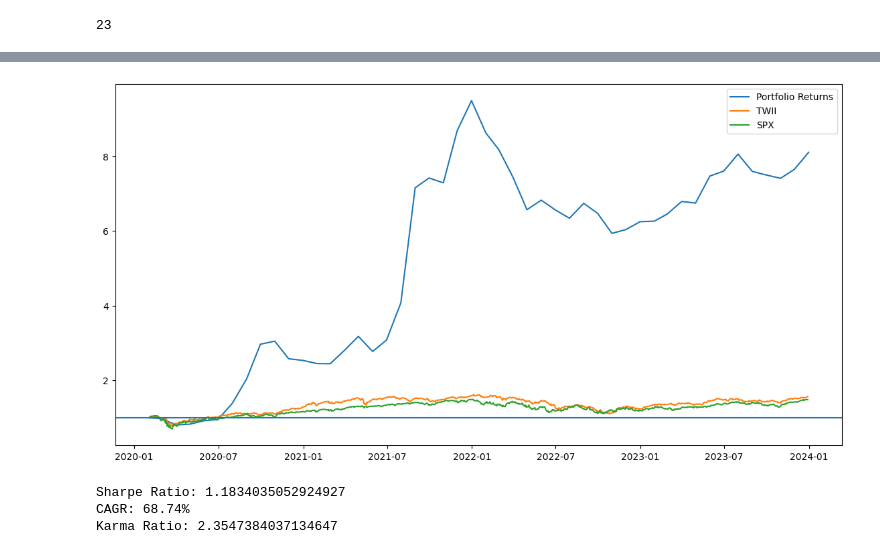
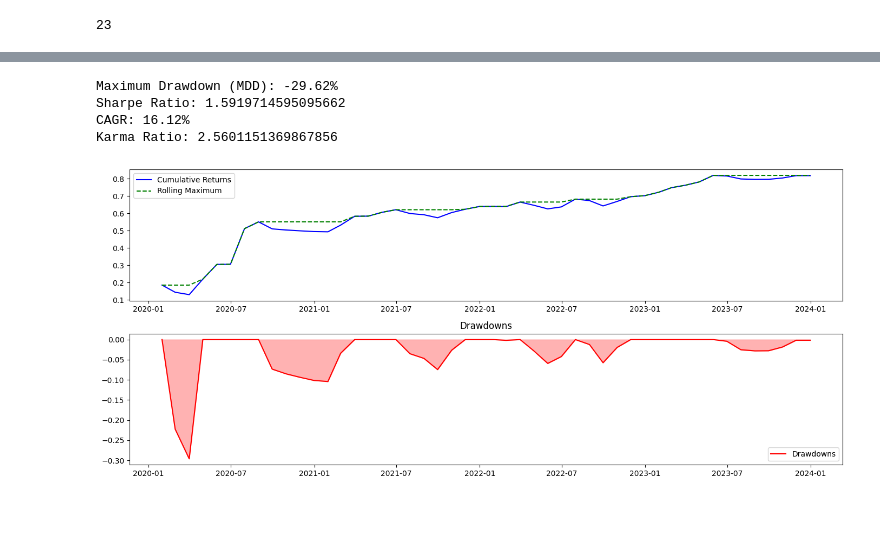
Before and after one commit to tsungyou/TS, a Jupyter notebook: factor/finished/ARIMA_v1_resample.ipynb, the cells around one changed output, grey strips where cells are left out. Cells and saved outputs as stored; diff of their text form; code cells hidden in the pictures; blank space fills up the shorter version.

```diff
--- a/factor/finished/ARIMA_v1_resample.ipynb
+++ b/factor/finished/ARIMA_v1_resample.ipynb
@@ -2,7 +2,8 @@
 import pandas as pd
 import random
 close = pd.read_parquet("../../db/tw/Adj_close.parquet")
+close.index = pd.to_datetime(close.index)
 stock_list_total = list(close.columns)
 random_num = [random.randint(0, len(stock_list_total)) for _ in range(100)]
 stock_list = [stock_list_total[i] for i in random_num]
-stock_list[:5]
+stock_list = stock_list_total[-100:]
@@ -30,7 +29,6 @@ train_end_str = "2019-01-01"
 train_end = pd.to_datetime(train_end_str)
 train_start = train_end - timedelta(days=365)
 
-df = yf.download(stock_list, start=train_start, end="2024-01-01", progress=False)
-close = df['Adj Close']
+close = close.loc[train_start:pd.to_datetime("2024-01-01")][close.columns.intersection(stock_list)]
 pct_change = close.pct_change().dropna(how='all', axis=0)
 pct_change = pct_change.resample(resample_map['monthly']).sum()
@@ -100,5 +82,5 @@ normalized_long_weights.sum(axis=1).plot()
 # %%
-close_prices_df = pd.DataFrame(df['Adj Close'])
+close_prices_df = close
 close_prices_df.dropna(how='any', axis=1, inplace=True)
 close_prices_df_m = close_prices_df.resample('M').mean()
-close_prices_df_m.head()
+pct_change_df_m = close_prices_df_m.pct_change().shift(-1)
@@ -114,46 +87,59 @@ close_prices_df_m.head()
 # %%
 import pandas as pd
 import numpy as np
 import matplotlib.pyplot as plt
 fee = 0.01
-portfolio_returns = (normalized_long_weights * close_prices_df_m.pct_change()).sum(axis=1)
+portfolio_returns = (weighting[weighting > 0].fillna(0) * pct_change_df_m).sum(axis=1)
 portfolio_returns = portfolio_returns[portfolio_returns.index >= modeling_end]
 # Plot returns
-plt.figure(figsize=(14, 7))
 returns_series = (1 + portfolio_returns).cumprod()*(1-fee)
-spx = yf.download("^GSPC", start=returns_series.index[0], end=returns_series.index[-1], progress=False)['Adj Close']
-twii = yf.download("^TWII", start=returns_series.index[0], end=returns_series.index[-1], progress=False)['Adj Close']
-
-plt.plot(returns_series, label='Portfolio Returns')
-
-benchmark = pct_change[pct_change.index >= portfolio_returns.index[0]]
-
-plt.plot((1 + twii.pct_change()).cumprod(), label='TWII')
-plt.plot((1 + spx.pct_change()).cumprod(), label='SPX')
-plt.axhline(1)
-plt.legend()
-plt.show()
+returns_series = portfolio_returns.cumsum()
 
 # Calculate performance metrics
 def sharpe_ratio(returns, risk_free_rate=0.03):
     excess_return = ((1 + returns).cumprod()*(1-fee)) - risk_free_rate
     return  (np.mean(excess_return)/ np.std(excess_return))**(1/4)
 def karma_ratio(returns):
     positive_returns = returns[returns > 0]
     negative_returns = returns[returns < 0]
 
     if len(negative_returns) == 0:
         karma_ratio = np.mean(positive_returns) / 0.00001  # Avoid division by zero
     else:
         karma_ratio = np.mean(positive_returns) / np.abs(np.mean(negative_returns))
 
     return karma_ratio
 
+cumulative_returns = returns_series
+rolling_max = cumulative_returns.cummax()
+drawdowns = (cumulative_returns - rolling_max) / rolling_max
+max_drawdown = drawdowns.min()
+
+plt.figure(figsize=(14, 6))
+
+plt.subplot(2, 1, 1)
+plt.plot(cumulative_returns, label='Cumulative Returns', color='blue')
+plt.plot(rolling_max, label='Rolling Maximum', color='green', linestyle='--')
+plt.legend()
+
+# Plot drawdowns
+plt.subplot(2, 1, 2)
+plt.plot(drawdowns, label='Drawdowns', color='red')
+plt.fill_between(drawdowns.index, drawdowns, color='red', alpha=0.3)
+plt.title('Drawdowns')
+plt.legend()
+
+plt.tight_layout()
+
+print("Maximum Drawdown (MDD): {:.2%}".format(max_drawdown))
 print("Sharpe Ratio:", sharpe_ratio(portfolio_returns))
-print(f"CAGR: {np.round(((returns_series[-1])**(1/4)-1)*100, 2)}%")
+print(f"CAGR: {np.round(((1 + returns_series[-1])**(1/4) - 1)*100, 2)}%")
 print("Karma Ratio:", karma_ratio(portfolio_returns))
+
+plt.show()
 # %% [output]
+Maximum Drawdown (MDD): -29.62%
+Sharpe Ratio: 1.5919714595095662
+CAGR: 16.12%
+Karma Ratio: 2.5601151369867856
-[figure, old version]
+[figure, new version]
-Sharpe Ratio: 1.1834035052924927
-CAGR: 68.74%
-Karma Ratio: 2.3547384037134647
```
Also changed, not shown: parts of 8 cells of this notebook, 3 other files.
